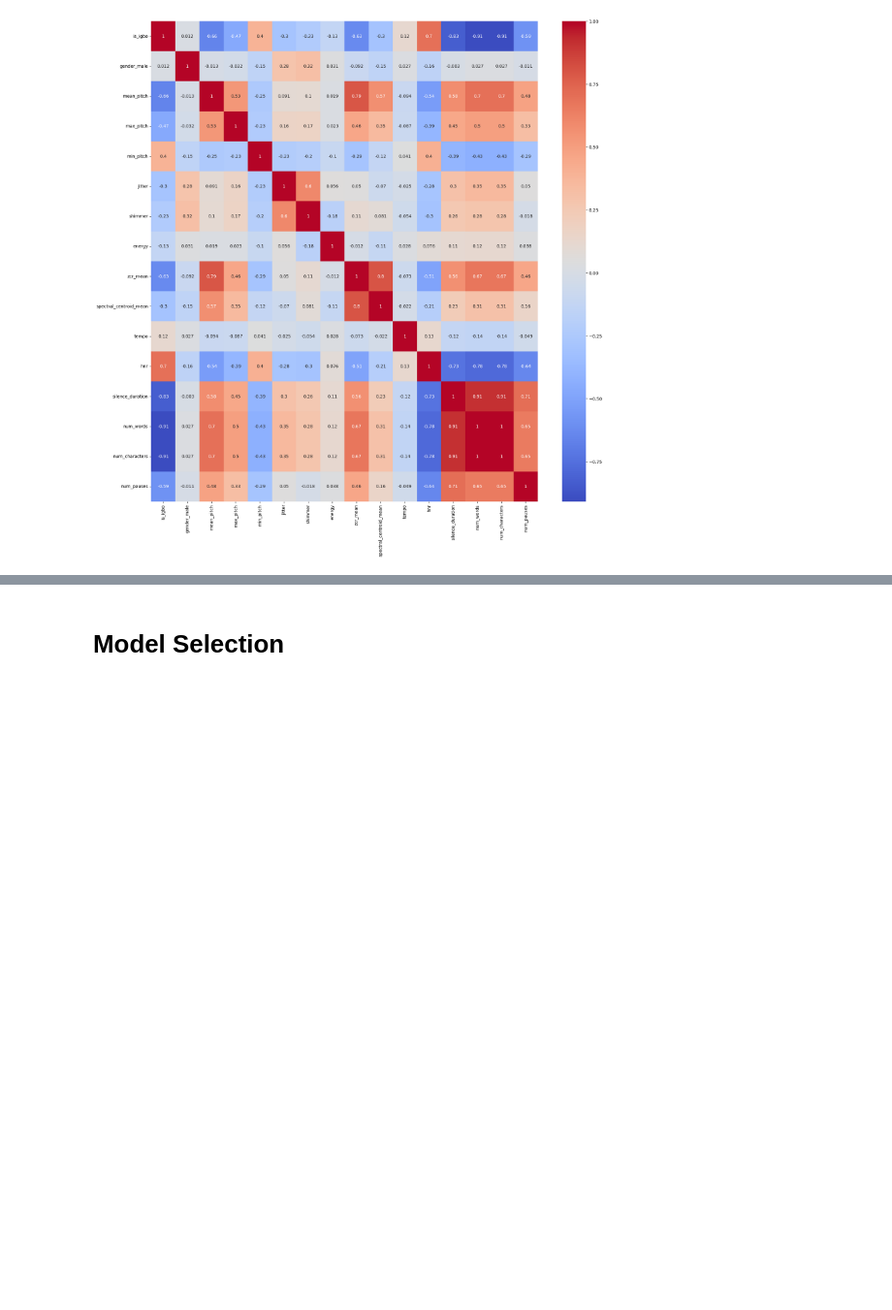
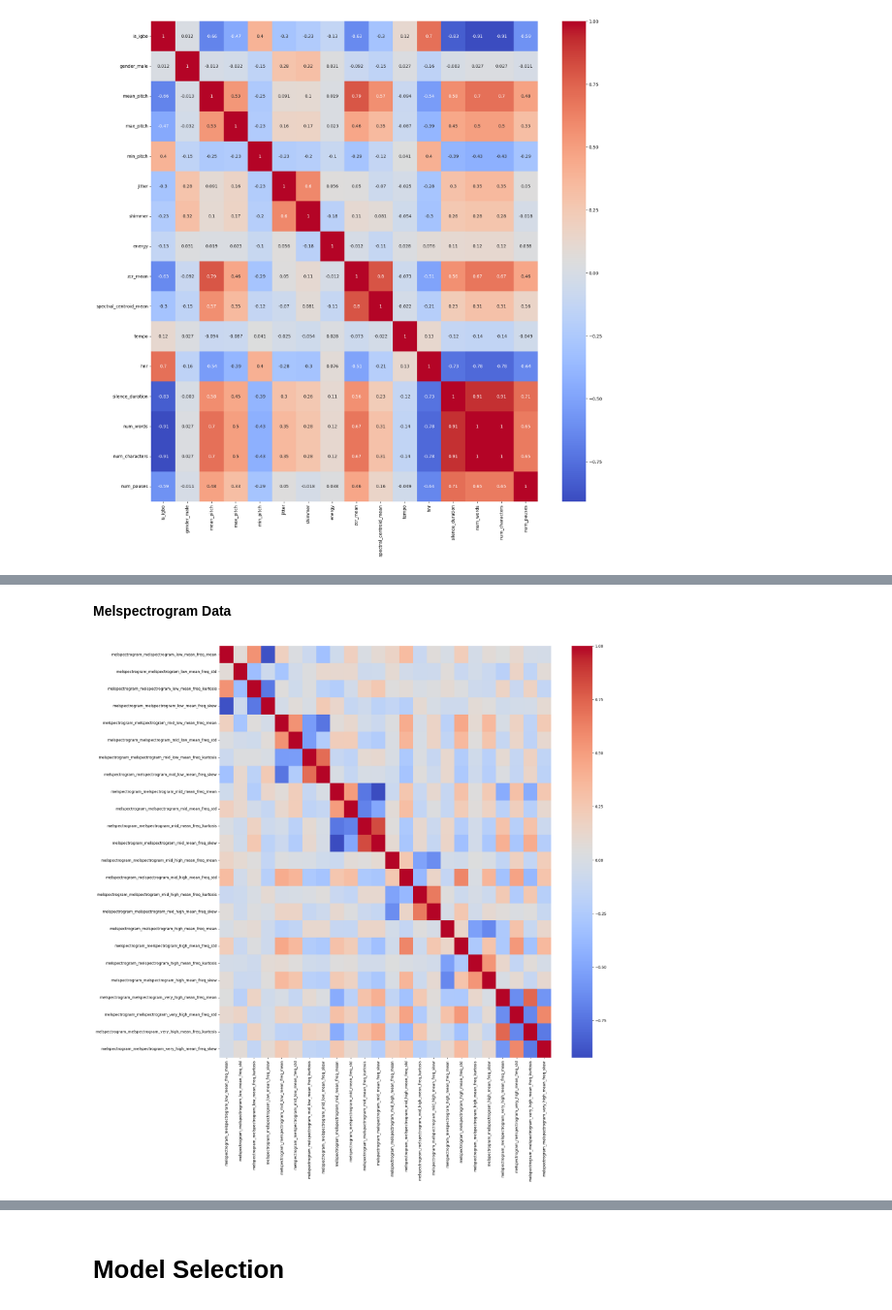
Before and after one commit to AndreaLolli2912/DSL-Age-Regression, a Jupyter notebook: main/main_EDA.ipynb, the cells around one changed output, grey strips where cells are left out. Shown at 97% size. Cells and saved outputs as stored; diff of their text form; code cells hidden in the pictures; blank space fills up the shorter version.

```diff
--- a/main/main_EDA.ipynb
+++ b/main/main_EDA.ipynb
@@ -507,0 +609,6 @@ RandomForestRegressor(random_state=42)
+# %% [markdown]
+**Melspectrogram Data**
+# %%
+correlation_plot("data/dev_melspectrogram_audio_features.csv")
+# %% [output]
+[figure, added]
```
Also changed, not shown: parts of 18 cells of this notebook.
